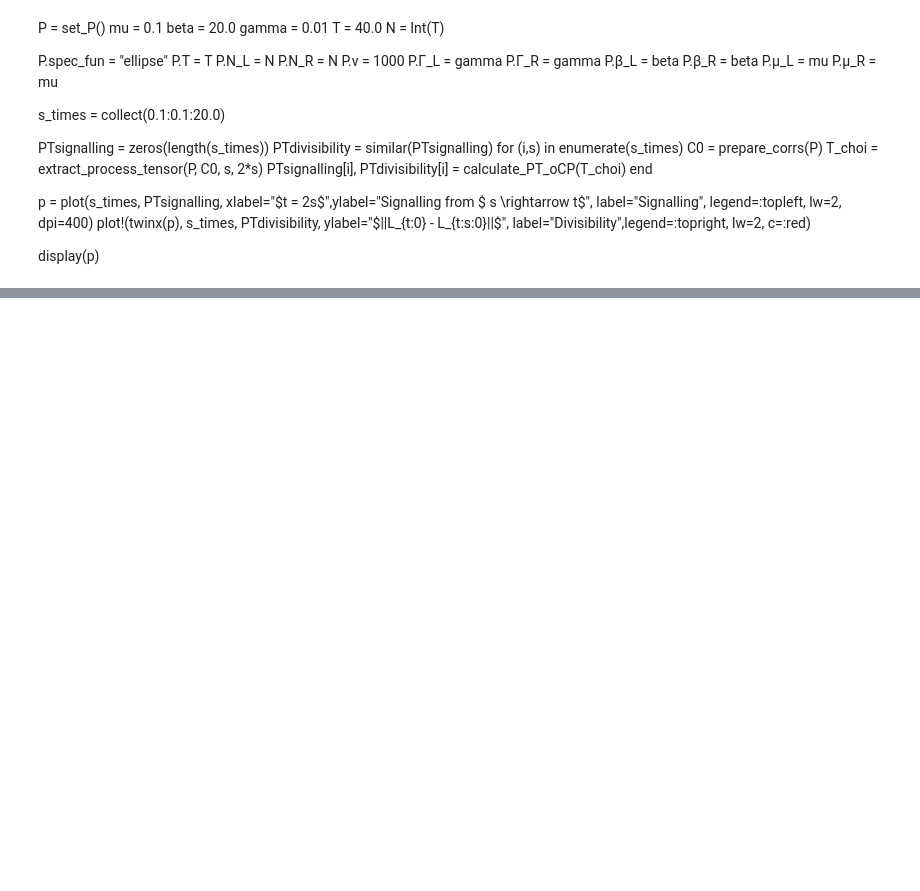
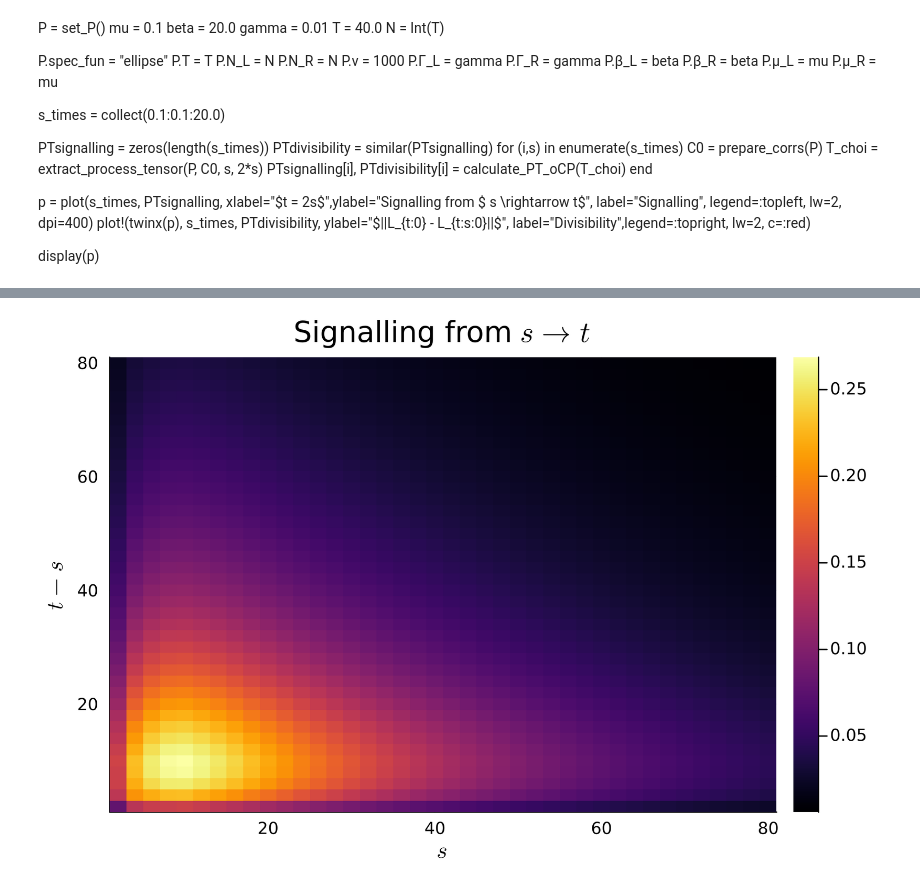
Before and after one commit to FTurci/AgeingManyBodyQuantumSys, a Jupyter notebook: 2ndTerm/test2.ipynb, the cells around one changed output, grey strips where cells are left out. Drawn from its saved outputs; the diff is of its cells as text; code cells hidden in the pictures; blank space fills up the shorter version.

```diff
--- a/2ndTerm/test2.ipynb
+++ b/2ndTerm/test2.ipynb
@@ -111,0 +119,6 @@ DimensionMismatch: DimensionMismatch: tried to assign 202×202 array to 30×30 d
+# %%
+p = heatmap(s_times, s_times, PTsignalling, xlabel="\$s\$", ylabel="\$t-s\$", title="Signalling from \$s \\rightarrow t\$",
+        dpi=400)
+display(p)
+# %% [output]
+[figure, added]
```
Also changed, not shown: parts of 1 cell of this notebook, 1 other file.
